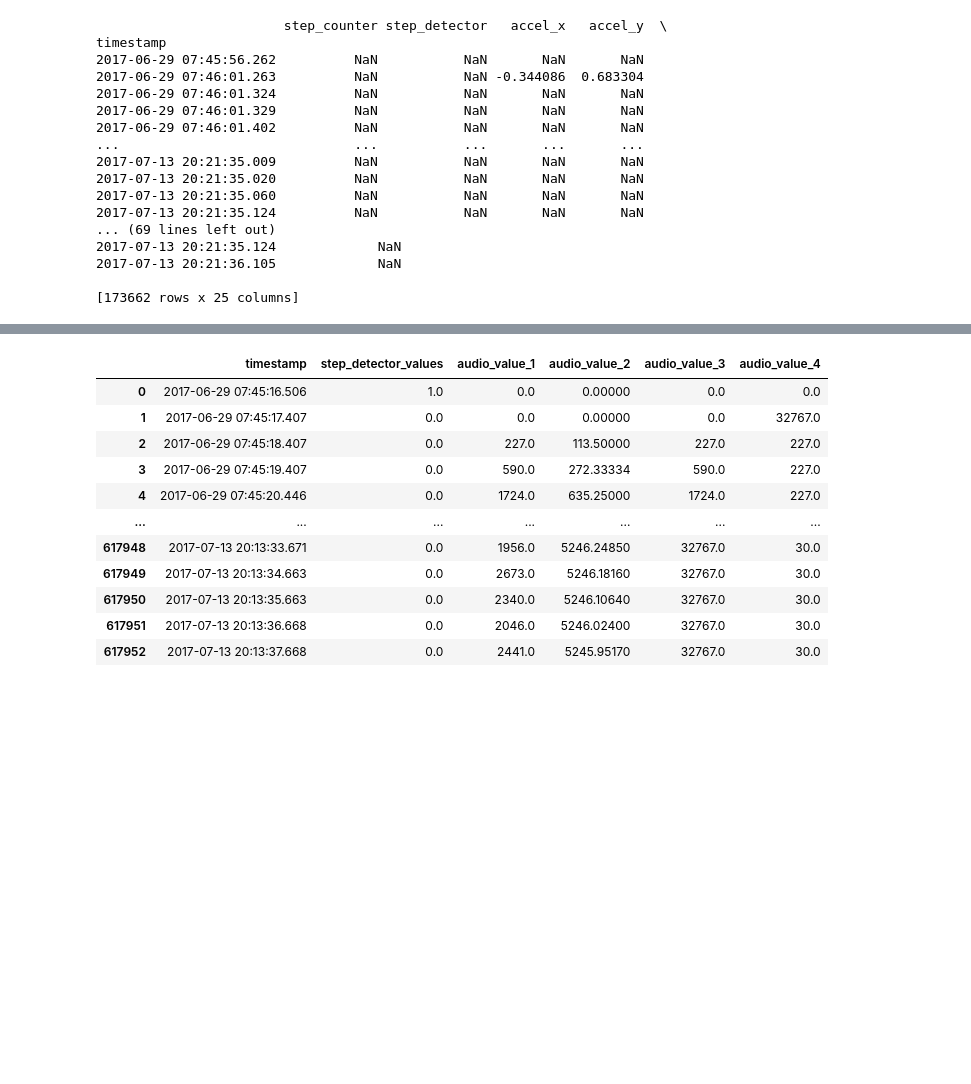
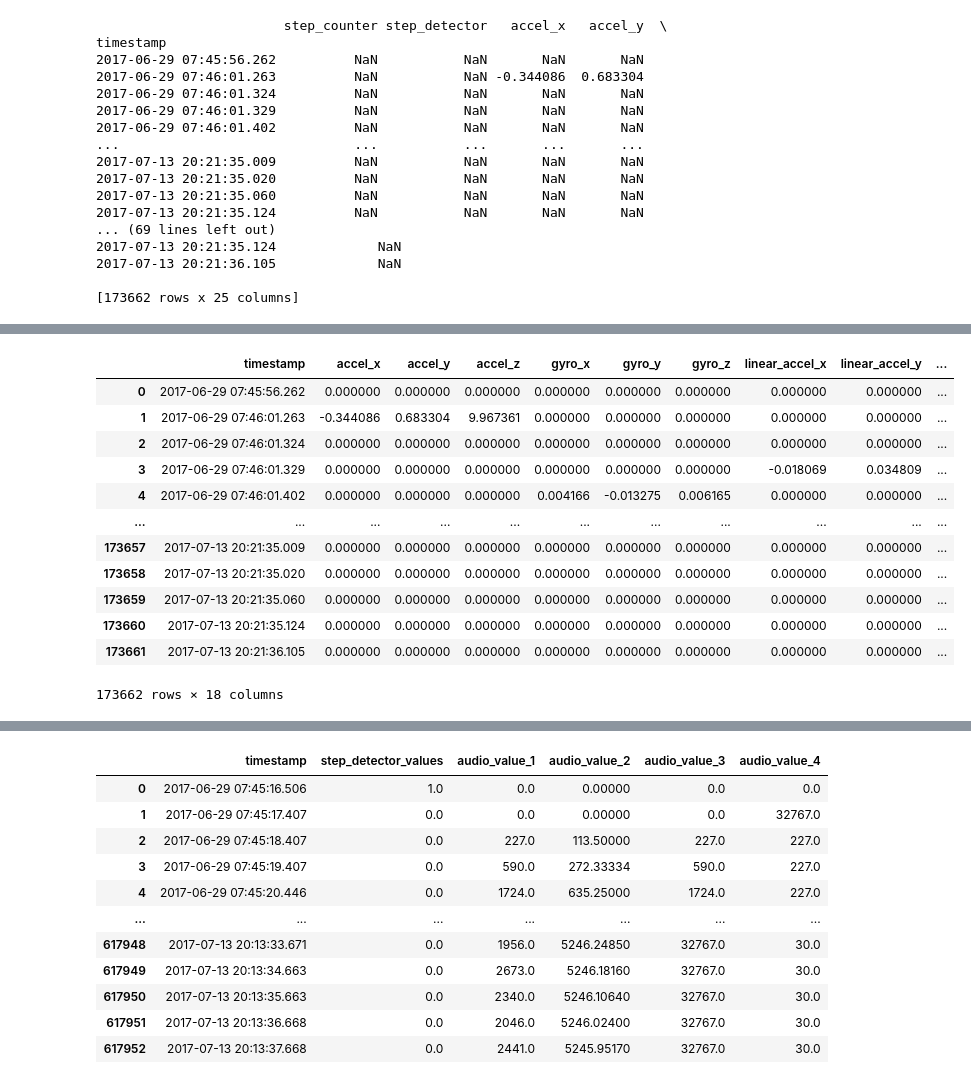
Before and after one commit to twotango/messenger, a Jupyter notebook: Research/Weeks/Week 13/13_5.ipynb, the cells around one changed output, grey strips where cells are left out. Saved outputs shown, nothing was run; the diff lists cells and outputs as text; code cells hidden in the pictures; blank space fills up the shorter version.

```diff
--- a/Research/Weeks/Week 13/13_5.ipynb
+++ b/Research/Weeks/Week 13/13_5.ipynb
@@ -187,0 +239,18 @@ pivot_data4
+# %%
+pivot_data4 = pivot_data4.drop(columns = ['battery', 'heart_rate', 'pressure'])
+# %%
+pivot_data4.drop(columns = ['step_detector', 'step_counter'])
+# %% [output]
+|  | timestamp | accel_x | accel_y | accel_z | gyro_x | gyro_y | gyro_z | linear_accel_x | linear_accel_y | ... |
+| 0 | 2017-06-29 07:45:56.262 | 0.000000 | 0.000000 | 0.000000 | 0.000000 | 0.000000 | 0.000000 | 0.000000 | 0.000000 | ... |
+| 1 | 2017-06-29 07:46:01.263 | -0.344086 | 0.683304 | 9.967361 | 0.000000 | 0.000000 | 0.000000 | 0.000000 | 0.000000 | ... |
+| 2 | 2017-06-29 07:46:01.324 | 0.000000 | 0.000000 | 0.000000 | 0.000000 | 0.000000 | 0.000000 | 0.000000 | 0.000000 | ... |
+| 3 | 2017-06-29 07:46:01.329 | 0.000000 | 0.000000 | 0.000000 | 0.000000 | 0.000000 | 0.000000 | -0.018069 | 0.034809 | ... |
+| 4 | 2017-06-29 07:46:01.402 | 0.000000 | 0.000000 | 0.000000 | 0.004166 | -0.013275 | 0.006165 | 0.000000 | 0.000000 | ... |
+| ... | ... | ... | ... | ... | ... | ... | ... | ... | ... | ... |
+| 173657 | 2017-07-13 20:21:35.009 | 0.000000 | 0.000000 | 0.000000 | 0.000000 | 0.000000 | 0.000000 | 0.000000 | 0.000000 | ... |
+| 173658 | 2017-07-13 20:21:35.020 | 0.000000 | 0.000000 | 0.000000 | 0.000000 | 0.000000 | 0.000000 | 0.000000 | 0.000000 | ... |
+| 173659 | 2017-07-13 20:21:35.060 | 0.000000 | 0.000000 | 0.000000 | 0.000000 | 0.000000 | 0.000000 | 0.000000 | 0.000000 | ... |
+| 173660 | 2017-07-13 20:21:35.124 | 0.000000 | 0.000000 | 0.000000 | 0.000000 | 0.000000 | 0.000000 | 0.000000 | 0.000000 | ... |
+| 173661 | 2017-07-13 20:21:36.105 | 0.000000 | 0.000000 | 0.000000 | 0.000000 | 0.000000 | 0.000000 | 0.000000 | 0.000000 | ... |
+173662 rows × 18 columns
```
Also changed, not shown: parts of 26 cells of this notebook, 1 other file.
